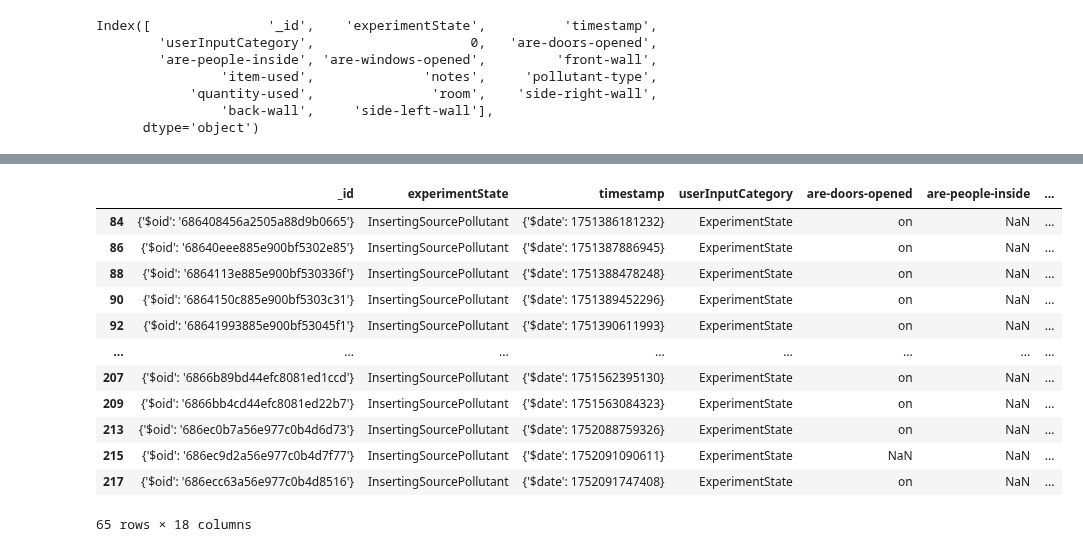
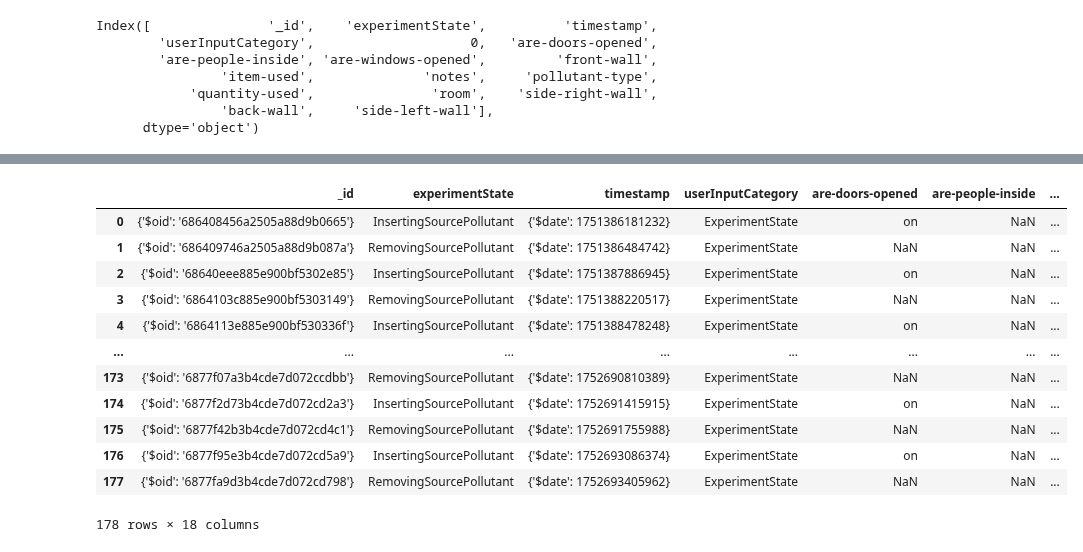
Before and after one commit to Andreas-Ts/Diploma-Project, a Jupyter notebook: dataAnalysis and machine learning/dataAnalysis.ipynb, the cells around one changed output, grey strips where cells are left out. Saved outputs shown, nothing was run; the diff lists cells and outputs as text; code cells hidden in the pictures.

```diff
--- a/dataAnalysis and machine learning/dataAnalysis.ipynb
+++ b/dataAnalysis and machine learning/dataAnalysis.ipynb
@@ -143,20 +142,38 @@ dimensions = ['front-wall','side-right-wall','back-wall','side-left-wall']
 for dimension in dimensions:
     df_userInputData[dimension] = pd.to_numeric(df_userInputData[dimension], errors='coerce')
 # %%
-df_userInputData_filtered = df_userInputData[df_userInputData["room"] == "Κρεβατοκάμαρα id:1 Μ0.95 Α0.85 id:2 Μ0.95 Α1.55"  ]
+condition = df_userInputData["room"] == "Κρεβατοκάμαρα id:1 Μ0.95 Α0.85 id:2 Μ0.95 Α1.55"
+
+# Get the indices of the rows that match the condition
+matching_indices = df_userInputData[condition].index
+
+# Add the matching indices and the next row's indices
+all_indices = list(matching_indices)
+
+# Add the index of the next row for each match (if it's within bounds)
+for idx in matching_indices:
+    if idx + 1 < len(df_userInputData):
+        all_indices.append(idx + 1)
+
+# Get unique and sorted indices to avoid duplicates or order issues
+all_indices = sorted(set(all_indices))
+
+# Filter the dataframe
+df_userInputData_smallScale = df_userInputData.loc[all_indices]
 # %%
-df_userInputData_filtered
+df_userInputData_smallScale = df_userInputData_smallScale.reset_index(drop=True)
+df_userInputData_smallScale
 # %% [output]
 |  | _id | experimentState | timestamp | userInputCategory | are-doors-opened | are-people-inside | ... |
-| 84 | {'$oid': '686408456a2505a88d9b0665'} | InsertingSourcePollutant | {'$date': 1751386181232} | ExperimentState | on | NaN | ... |
-| 86 | {'$oid': '68640eee885e900bf5302e85'} | InsertingSourcePollutant | {'$date': 1751387886945} | ExperimentState | on | NaN | ... |
-| 88 | {'$oid': '6864113e885e900bf530336f'} | InsertingSourcePollutant | {'$date': 1751388478248} | ExperimentState | on | NaN | ... |
-| 90 | {'$oid': '6864150c885e900bf5303c31'} | InsertingSourcePollutant | {'$date': 1751389452296} | ExperimentState | on | NaN | ... |
-| 92 | {'$oid': '68641993885e900bf53045f1'} | InsertingSourcePollutant | {'$date': 1751390611993} | ExperimentState | on | NaN | ... |
+| 0 | {'$oid': '686408456a2505a88d9b0665'} | InsertingSourcePollutant | {'$date': 1751386181232} | ExperimentState | on | NaN | ... |
+| 1 | {'$oid': '686409746a2505a88d9b087a'} | RemovingSourcePollutant | {'$date': 1751386484742} | ExperimentState | NaN | NaN | ... |
+| 2 | {'$oid': '68640eee885e900bf5302e85'} | InsertingSourcePollutant | {'$date': 1751387886945} | ExperimentState | on | NaN | ... |
+| 3 | {'$oid': '6864103c885e900bf5303149'} | RemovingSourcePollutant | {'$date': 1751388220517} | ExperimentState | NaN | NaN | ... |
+| 4 | {'$oid': '6864113e885e900bf530336f'} | InsertingSourcePollutant | {'$date': 1751388478248} | ExperimentState | on | NaN | ... |
 | ... | ... | ... | ... | ... | ... | ... | ... |
-| 207 | {'$oid': '6866b89bd44efc8081ed1ccd'} | InsertingSourcePollutant | {'$date': 1751562395130} | ExperimentState | on | NaN | ... |
-| 209 | {'$oid': '6866bb4cd44efc8081ed22b7'} | InsertingSourcePollutant | {'$date': 1751563084323} | ExperimentState | on | NaN | ... |
-| 213 | {'$oid': '686ec0b7a56e977c0b4d6d73'} | InsertingSourcePollutant | {'$date': 1752088759326} | ExperimentState | on | NaN | ... |
-| 215 | {'$oid': '686ec9d2a56e977c0b4d7f77'} | InsertingSourcePollutant | {'$date': 1752091090611} | ExperimentState | NaN | NaN | ... |
-| 217 | {'$oid': '686ecc63a56e977c0b4d8516'} | InsertingSourcePollutant | {'$date': 1752091747408} | ExperimentState | on | NaN | ... |
+| 173 | {'$oid': '6877f07a3b4cde7d072ccdbb'} | RemovingSourcePollutant | {'$date': 1752690810389} | ExperimentState | NaN | NaN | ... |
+| 174 | {'$oid': '6877f2d73b4cde7d072cd2a3'} | InsertingSourcePollutant | {'$date': 1752691415915} | ExperimentState | on | NaN | ... |
+| 175 | {'$oid': '6877f42b3b4cde7d072cd4c1'} | RemovingSourcePollutant | {'$date': 1752691755988} | ExperimentState | NaN | NaN | ... |
+| 176 | {'$oid': '6877f95e3b4cde7d072cd5a9'} | InsertingSourcePollutant | {'$date': 1752693086374} | ExperimentState | on | NaN | ... |
+| 177 | {'$oid': '6877fa9d3b4cde7d072cd798'} | RemovingSourcePollutant | {'$date': 1752693405962} | ExperimentState | NaN | NaN | ... |
-65 rows × 18 columns
+178 rows × 18 columns
```
Also changed, not shown: parts of 25 cells of this notebook.
